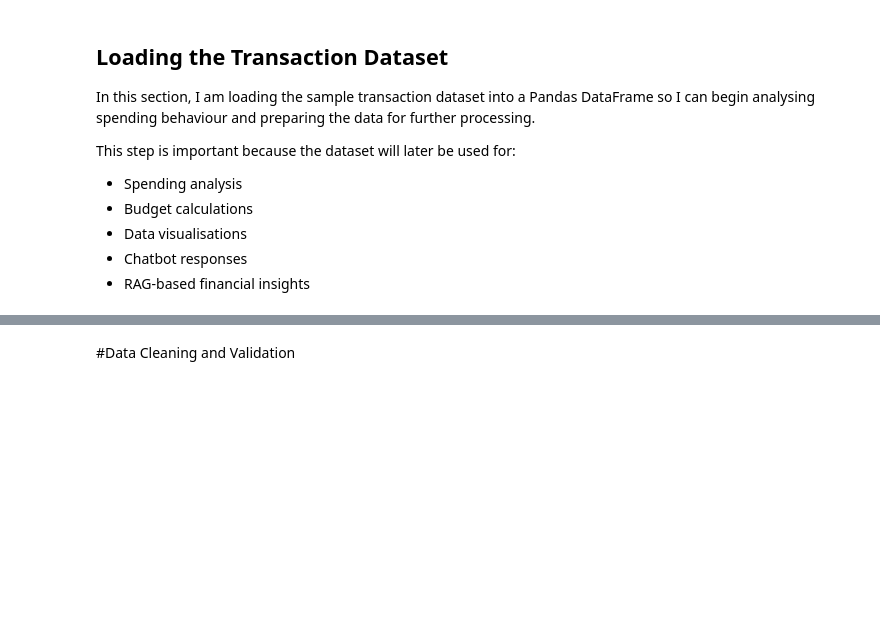
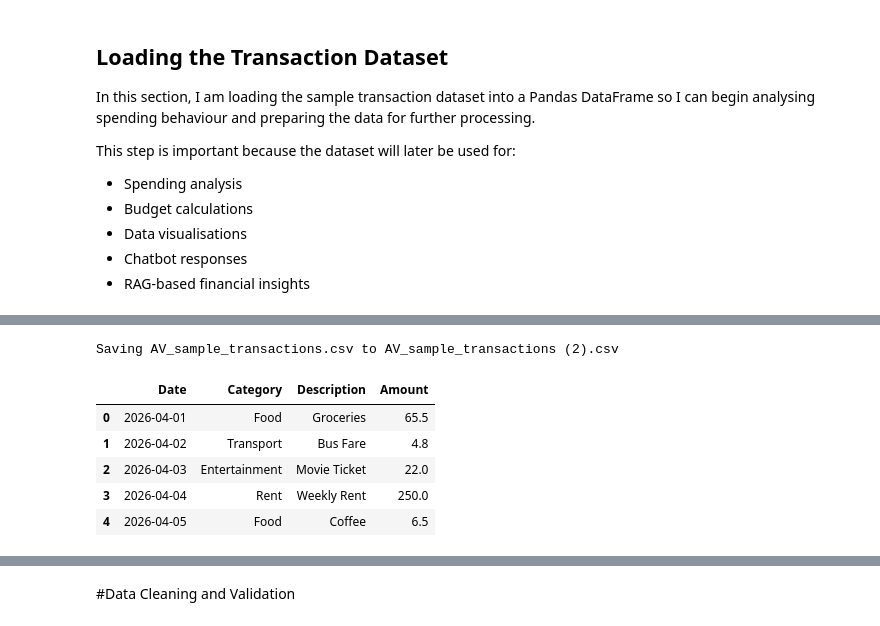
Before and after one commit to Avaneesh-arch/ISYS2001-AVANEESH_GADDELA-20937531, a Jupyter notebook: AV_smart_budget_tracker_assistant.ipynb, the cells around one changed output, grey strips where cells are left out. Cells and saved outputs as stored; diff of their text form; code cells hidden in the pictures; blank space fills up the shorter version.

```diff
--- a/AV_smart_budget_tracker_assistant.ipynb
+++ b/AV_smart_budget_tracker_assistant.ipynb
@@ -43,0 +37,23 @@ uploaded = files.upload()
+# %%
+# I am uploading the transaction dataset manually into Google Colab
+# so the notebook can access the CSV file for analysis.
+
+from google.colab import files
+
+uploaded = files.upload()
+
+# I am retrieving the uploaded filename directly from the upload process
+# so the notebook can automatically load the correct CSV file.
+
+file_name = list(uploaded.keys())[0]
+
+# I am loading the uploaded transaction dataset into a Pandas DataFrame
+# so I can begin analysing the user's spending behaviour.
+
+df = pd.read_csv(file_name)
+
+# I am displaying the first 5 rows of the dataset
+# to confirm that the CSV file loaded correctly.
+
+df.head()
+# %% [output]
@@ -44,3 +61,10 @@ uploaded = files.upload()
+Saving AV_sample_transactions.csv to AV_sample_transactions (2).csv
+|  | Date | Category | Description | Amount |
+| 0 | 2026-04-01 | Food | Groceries | 65.5 |
+| 1 | 2026-04-02 | Transport | Bus Fare | 4.8 |
+| 2 | 2026-04-03 | Entertainment | Movie Ticket | 22.0 |
+| 3 | 2026-04-04 | Rent | Weekly Rent | 250.0 |
+| 4 | 2026-04-05 | Food | Coffee | 6.5 |
 # %%
 # I am loading the uploaded transaction dataset into a Pandas DataFrame
 # so I can begin analysing the user's spending behaviour.
```
Also changed, not shown: parts of 39 cells of this notebook.
